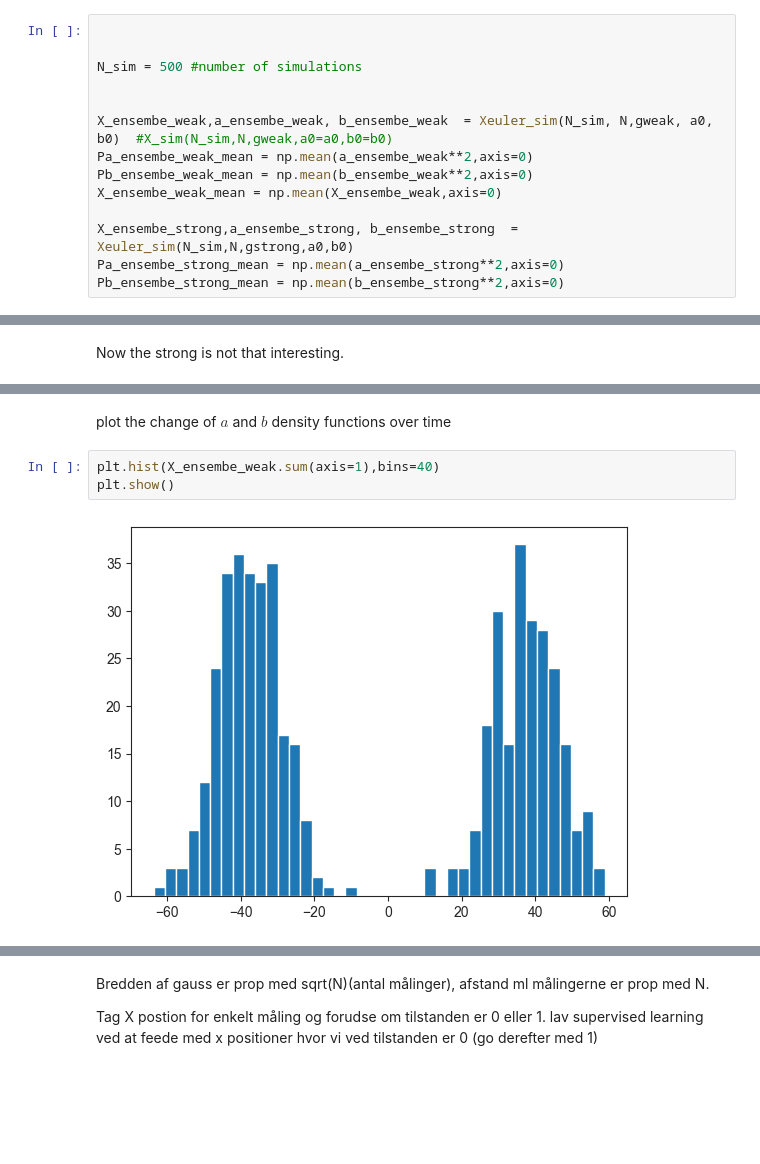
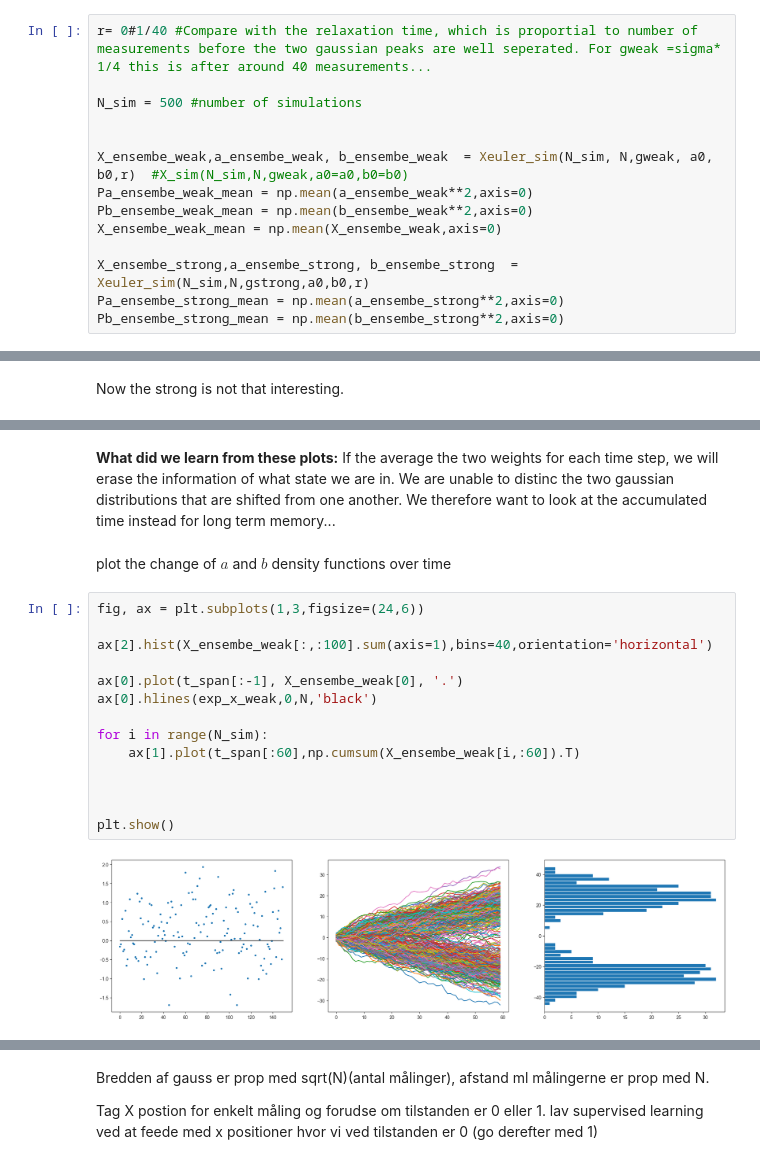
Before and after one commit to AlexInselmann/quantum-sensing, a Jupyter notebook: von Neumann.ipynb, the cells around one changed output, grey strips where cells are left out. Cells and saved outputs as stored; diff of their text form; blank space fills up the shorter version.

```diff
--- a/von Neumann.ipynb
+++ b/von Neumann.ipynb
@@ -134,16 +157,16 @@ t_span = np.linspace(0,delta_t*N,N+1)
 # %% [markdown]
 Now running N_sim simulations, calibrated so we see a steady state solution
 # %%
-
+r= 0#1/40 #Compare with the relaxation time, which is proportial to number of measurements before the two gaussian peaks are well seperated. For gweak =sigma* 1/4 this is after around 40 measurements...
 
 N_sim = 500 #number of simulations
 
 
-X_ensembe_weak,a_ensembe_weak, b_ensembe_weak  = Xeuler_sim(N_sim, N,gweak, a0, b0)  #X_sim(N_sim,N,gweak,a0=a0,b0=b0)
+X_ensembe_weak,a_ensembe_weak, b_ensembe_weak  = Xeuler_sim(N_sim, N,gweak, a0, b0,r)  #X_sim(N_sim,N,gweak,a0=a0,b0=b0)
 Pa_ensembe_weak_mean = np.mean(a_ensembe_weak**2,axis=0)
 Pb_ensembe_weak_mean = np.mean(b_ensembe_weak**2,axis=0)
 X_ensembe_weak_mean = np.mean(X_ensembe_weak,axis=0)
 
-X_ensembe_strong,a_ensembe_strong, b_ensembe_strong  = Xeuler_sim(N_sim,N,gstrong,a0,b0)
+X_ensembe_strong,a_ensembe_strong, b_ensembe_strong  = Xeuler_sim(N_sim,N,gstrong,a0,b0,r)
 Pa_ensembe_strong_mean = np.mean(a_ensembe_strong**2,axis=0)
 Pb_ensembe_strong_mean = np.mean(b_ensembe_strong**2,axis=0)
@@ -217,7 +233,20 @@ fig.savefig(f'figures/gweak{gweak}sigma_Nsim{N_sim}.pdf')
+# %% [markdown]
+**What did we learn from these plots:** If the average the two weights for each time step, we will erase the information of what state we are in. We are unable to distinc the two gaussian distributions that are shifted from one another. We therefore want to look at the accumulated time instead for long term memory...
 # %% [markdown]
 plot the change of $a$ and $b$ density functions over time
 # %%
-plt.hist(X_ensembe_weak.sum(axis=1),bins=40)
+fig, ax = plt.subplots(1,3,figsize=(24,6))
+
+ax[2].hist(X_ensembe_weak[:,:100].sum(axis=1),bins=40,orientation='horizontal')
+
+ax[0].plot(t_span[:-1], X_ensembe_weak[0], '.')
+ax[0].hlines(exp_x_weak,0,N,'black')
+
+for i in range(N_sim):
+    ax[1].plot(t_span[:60],np.cumsum(X_ensembe_weak[i,:60]).T)
+
+
+
 plt.show()
 # %% [output]
-[figure, old version]
+[figure, new version]
```
Also changed, not shown: parts of 29 cells of this notebook, 2 other files.
